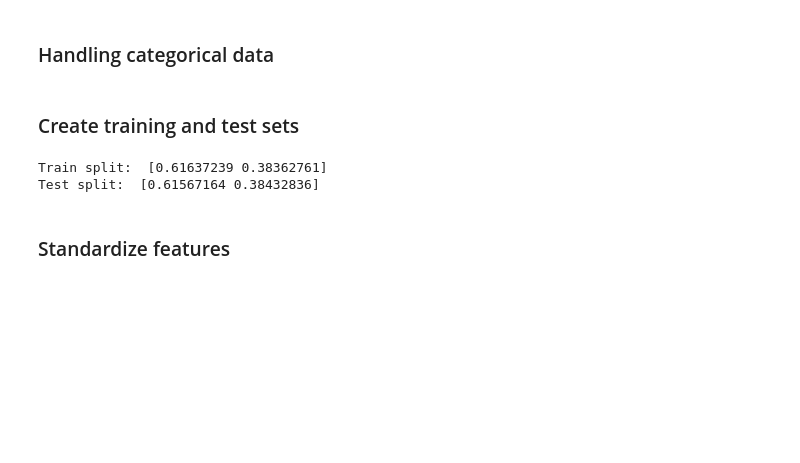
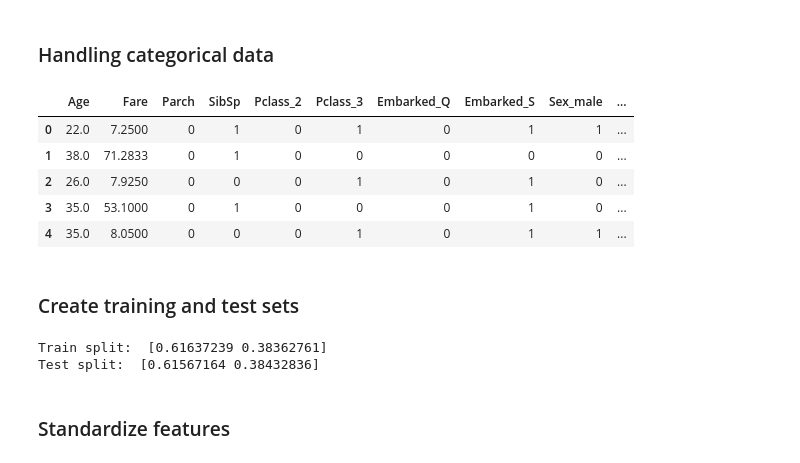
Before and after one commit to azenor-github/python-machine-learning-book, a Jupyter notebook: ch06/titanic.ipynb, the cells around one changed output. Saved outputs shown, nothing was run; the diff lists cells and outputs as text; code cells hidden in the pictures; blank space fills up the shorter version.

```diff
--- a/ch06/titanic.ipynb
+++ b/ch06/titanic.ipynb
@@ -61,0 +112,3 @@ X.head()
+# %%
+X["Title"] = X["Name"].map(lambda x: x.split(",")[-1].strip().split(" ")[0])
+X.groupby(by="Title").agg({"Survived": ["mean", "size"]})
@@ -61,0 +136,12 @@ X.head()
+# %%
+def title_mapper(title):
+    if title in ("Miss.", "Mille."):
+        return "Miss"
+    if title in ("Mr.",):
+        return "Mr."
+    if title in ("Mrs."):
+        return "Mrs."
+    return "Other"
+
+X["Title"] = X["Title"].map(title_mapper)
+X.groupby(by="Title").agg({"Survived": ["mean", "count"]})
@@ -61,0 +158,3 @@ X.head()
+# %%
+X["FamilySize"] = X["SibSp"] + X["Parch"] + 1
+X.groupby(by="FamilySize").agg({"Survived": ["mean", "count"]})
@@ -61,0 +174,10 @@ X.head()
+# %%
+def familysize_mapper(x):
+    if x == 1:
+        return "singleton"
+    if x < 5:
+        return "small"
+    return "large"
+
+X["FamilySize"] = X["FamilySize"].map(familysize_mapper)
+X.groupby(by="FamilySize").agg({"Survived": ["mean", "count"]})
@@ -80,7 +215,16 @@ X[["Age"]] = age_imputer.transform(X[["Age"]])
 # %% [markdown]
 ### Handling categorical data
 # %%
-X = pd.get_dummies(X, columns=["Pclass", "Embarked", "Sex"], drop_first=True)
+X = pd.get_dummies(X, columns=["Pclass", "Embarked", "Sex", "Age.cut", "FamilySize", "Title"], drop_first=True)
+X = X.drop(["Age.agr", "Name", "Survived"], axis=1)
+X.head()
+# %% [output]
+|  | Age | Fare | Parch | SibSp | Pclass_2 | Pclass_3 | Embarked_Q | Embarked_S | Sex_male | ... |
+| 0 | 22.0 | 7.2500 | 0 | 1 | 0 | 1 | 0 | 1 | 1 | ... |
+| 1 | 38.0 | 71.2833 | 0 | 1 | 0 | 0 | 0 | 0 | 0 | ... |
+| 2 | 26.0 | 7.9250 | 0 | 0 | 0 | 1 | 0 | 1 | 0 | ... |
+| 3 | 35.0 | 53.1000 | 0 | 1 | 0 | 0 | 0 | 1 | 0 | ... |
+| 4 | 35.0 | 8.0500 | 0 | 0 | 0 | 1 | 0 | 1 | 1 | ... |
 # %% [markdown]
 ### Create training and test sets
 # %%
```
Also changed, not shown: parts of 24 cells of this notebook, 3 other files.
